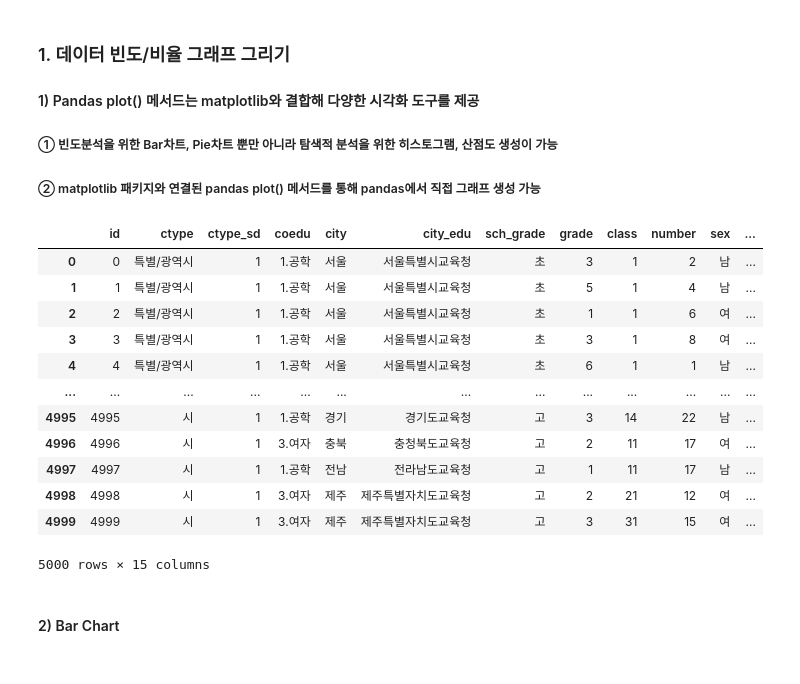
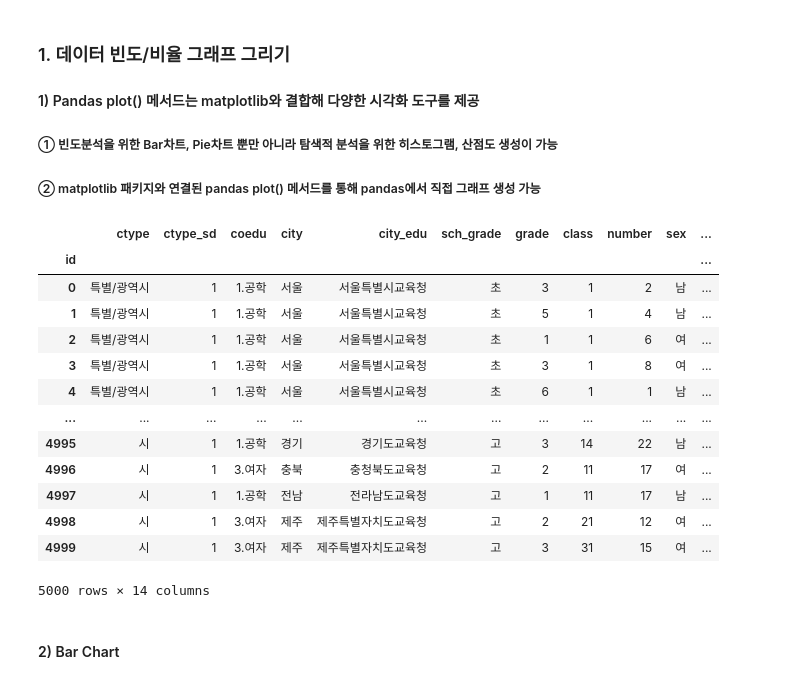
Before and after one commit to yooleene/Level2_office_Public, a Jupyter notebook: M2.4_[참고용] 정형 데이터 분석_그래프 시각화.ipynb, the cells around one changed output. Drawn from its saved outputs; the diff is of its cells as text; code cells hidden in the pictures.

```diff
--- a/M2.4_[참고용] 정형 데이터 분석_그래프 시각화.ipynb
+++ b/M2.4_[참고용] 정형 데이터 분석_그래프 시각화.ipynb
@@ -12,23 +12,24 @@ import matplotlib.pyplot as plt
 # %%
 # 그래프 한글 폰트 적용
 mp.rc('font', family = 'Malgun Gothic')
 
-df = pd.read_excel('data_set/학생건강검사 데이터.xlsx', index_col = 'id')
+df = pd.read_csv('data_set/학생건강검사 데이터.csv', index_col = 'id')
 df
 # %% [output]
-|  | id | ctype | ctype_sd | coedu | city | city_edu | sch_grade | grade | class | number | sex | ... |
-| 0 | 0 | 특별/광역시 | 1 | 1.공학 | 서울 | 서울특별시교육청 | 초 | 3 | 1 | 2 | 남 | ... |
-| 1 | 1 | 특별/광역시 | 1 | 1.공학 | 서울 | 서울특별시교육청 | 초 | 5 | 1 | 4 | 남 | ... |
-| 2 | 2 | 특별/광역시 | 1 | 1.공학 | 서울 | 서울특별시교육청 | 초 | 1 | 1 | 6 | 여 | ... |
-| 3 | 3 | 특별/광역시 | 1 | 1.공학 | 서울 | 서울특별시교육청 | 초 | 3 | 1 | 8 | 여 | ... |
-| 4 | 4 | 특별/광역시 | 1 | 1.공학 | 서울 | 서울특별시교육청 | 초 | 6 | 1 | 1 | 남 | ... |
-| ... | ... | ... | ... | ... | ... | ... | ... | ... | ... | ... | ... | ... |
-| 4995 | 4995 | 시 | 1 | 1.공학 | 경기 | 경기도교육청 | 고 | 3 | 14 | 22 | 남 | ... |
-| 4996 | 4996 | 시 | 1 | 3.여자 | 충북 | 충청북도교육청 | 고 | 2 | 11 | 17 | 여 | ... |
-| 4997 | 4997 | 시 | 1 | 1.공학 | 전남 | 전라남도교육청 | 고 | 1 | 11 | 17 | 남 | ... |
-| 4998 | 4998 | 시 | 1 | 3.여자 | 제주 | 제주특별자치도교육청 | 고 | 2 | 21 | 12 | 여 | ... |
-| 4999 | 4999 | 시 | 1 | 3.여자 | 제주 | 제주특별자치도교육청 | 고 | 3 | 31 | 15 | 여 | ... |
+|  | ctype | ctype_sd | coedu | city | city_edu | sch_grade | grade | class | number | sex | ... |
+| id |  |  |  |  |  |  |  |  |  |  | ... |
+| 0 | 특별/광역시 | 1 | 1.공학 | 서울 | 서울특별시교육청 | 초 | 3 | 1 | 2 | 남 | ... |
+| 1 | 특별/광역시 | 1 | 1.공학 | 서울 | 서울특별시교육청 | 초 | 5 | 1 | 4 | 남 | ... |
+| 2 | 특별/광역시 | 1 | 1.공학 | 서울 | 서울특별시교육청 | 초 | 1 | 1 | 6 | 여 | ... |
+| 3 | 특별/광역시 | 1 | 1.공학 | 서울 | 서울특별시교육청 | 초 | 3 | 1 | 8 | 여 | ... |
+| 4 | 특별/광역시 | 1 | 1.공학 | 서울 | 서울특별시교육청 | 초 | 6 | 1 | 1 | 남 | ... |
+| ... | ... | ... | ... | ... | ... | ... | ... | ... | ... | ... | ... |
+| 4995 | 시 | 1 | 1.공학 | 경기 | 경기도교육청 | 고 | 3 | 14 | 22 | 남 | ... |
+| 4996 | 시 | 1 | 3.여자 | 충북 | 충청북도교육청 | 고 | 2 | 11 | 17 | 여 | ... |
+| 4997 | 시 | 1 | 1.공학 | 전남 | 전라남도교육청 | 고 | 1 | 11 | 17 | 남 | ... |
+| 4998 | 시 | 1 | 3.여자 | 제주 | 제주특별자치도교육청 | 고 | 2 | 21 | 12 | 여 | ... |
+| 4999 | 시 | 1 | 3.여자 | 제주 | 제주특별자치도교육청 | 고 | 3 | 31 | 15 | 여 | ... |
-5000 rows × 15 columns
+5000 rows × 14 columns
 # %% [markdown]
 #### 2) Bar Chart
 # %% [markdown]
```
Also changed, not shown: parts of 4 cells of this notebook, 23 other files.
